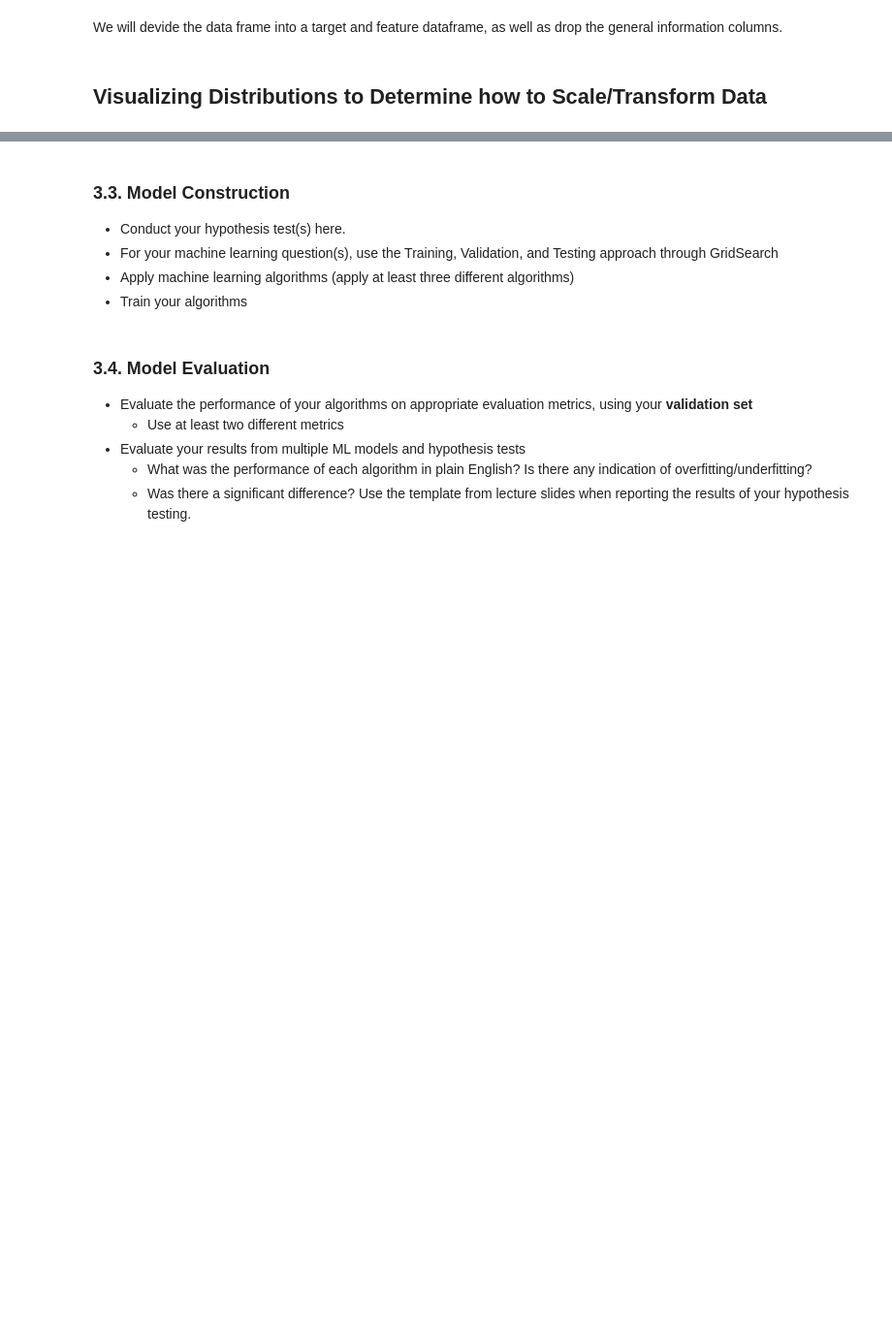
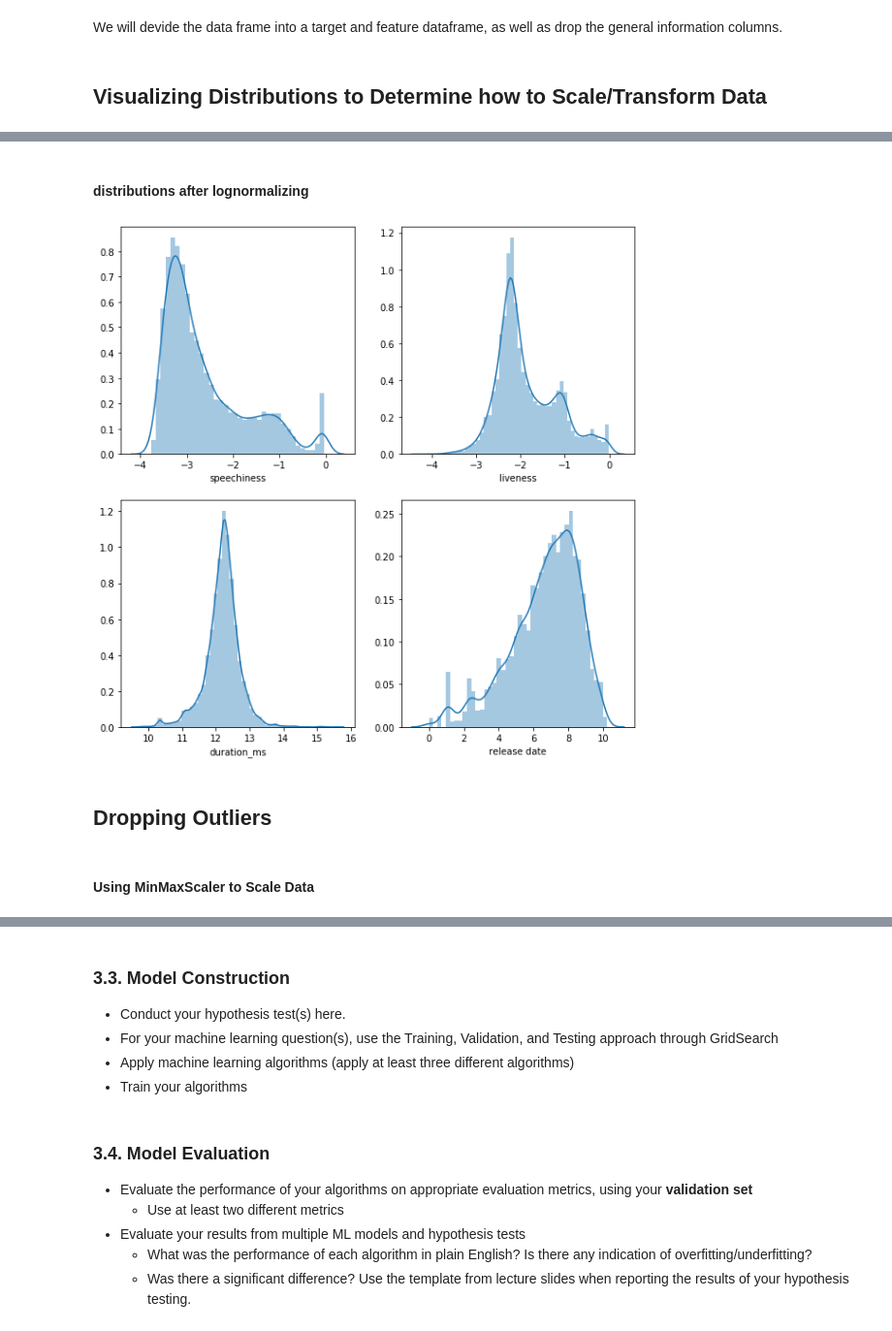
Before and after one commit to sam-zlota/DS3000-Final-Project, a Jupyter notebook: DS3000_FP4_Section02_Group7.ipynb, the cells around one changed output, grey strips where cells are left out. Shown at 97% size. Drawn from its saved outputs; the diff is of its cells as text; code cells hidden in the pictures; blank space fills up the shorter version.

```diff
--- a/DS3000_FP4_Section02_Group7.ipynb
+++ b/DS3000_FP4_Section02_Group7.ipynb
@@ -268,0 +271,20 @@ Feature selection
+# %%
+import numpy as np
+
+long_tails = ["speechiness","liveness", "duration_ms", "release date"]
+for long_tail in long_tails:
+    all_data_transformed[long_tail] = np.log(all_data_transformed[long_tail])
+
+all_data_transformed.replace([float("inf"), float("-inf")], np.nan, inplace=True)
+all_data_transformed.dropna(inplace=True)
+# %% [markdown]
+#### distributions after lognormalizing
+# %%
+fig, axs = plt.subplots(2,2, figsize=(10, 10))
+
+for i in range(len(long_tails)):
+    sns.distplot(all_data_transformed[long_tails[i]], ax=axs.flat[i])
+# %% [output]
+[figure, added]
+# %% [markdown]
+## Dropping Outliers
@@ -268,0 +297,2 @@ Feature selection
+# %% [markdown]
+#### Using MinMaxScaler to Scale Data
```
Also changed, not shown: parts of 24 cells of this notebook, 1 other file.
